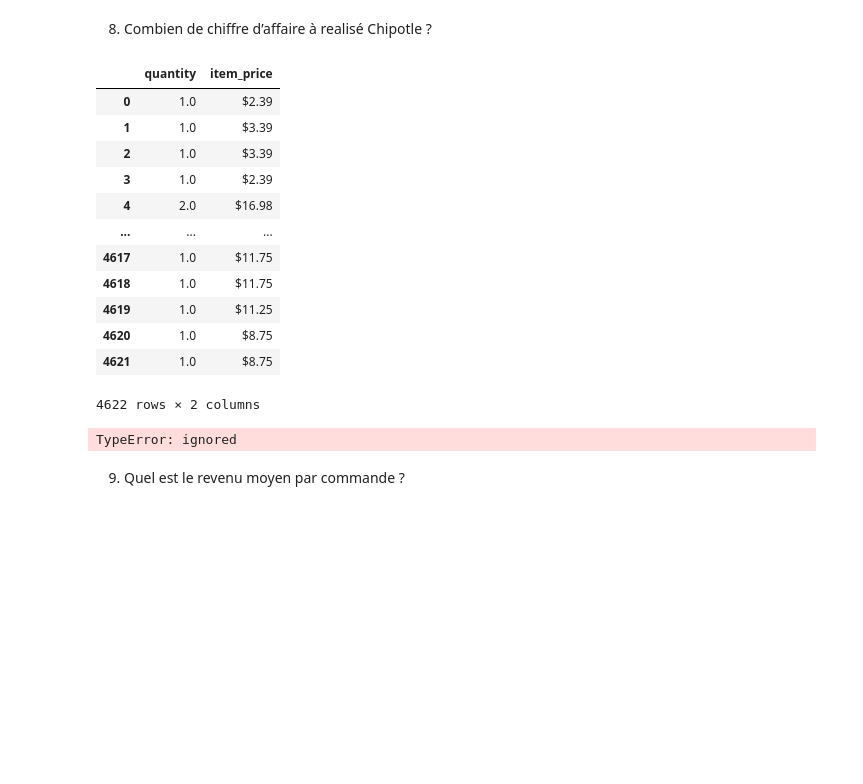
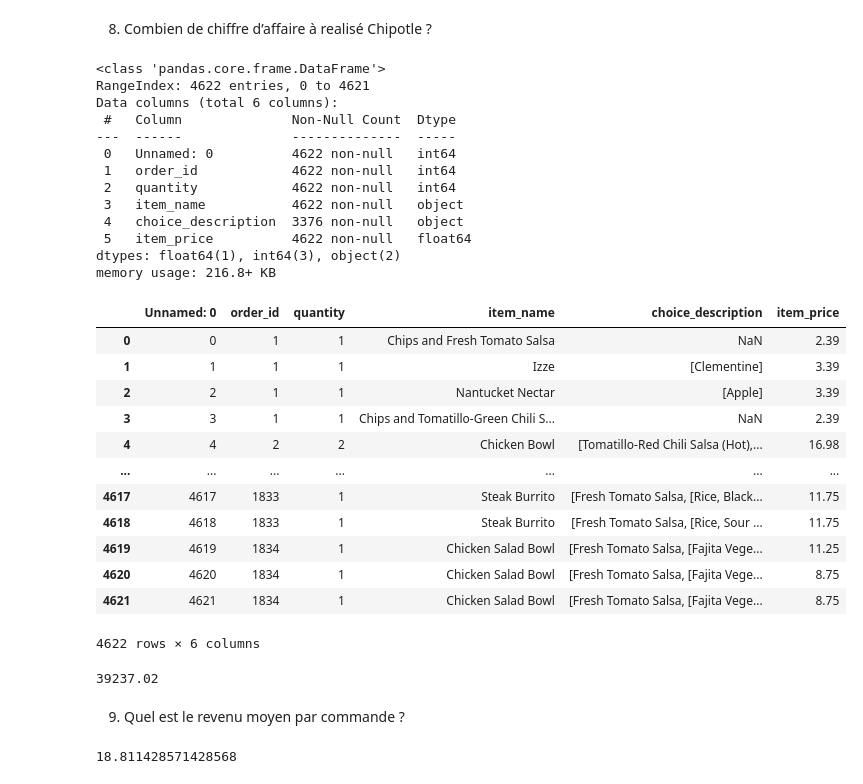
Before and after one commit to Pauline-Mdt/Hitema_python-pour-analyse-donnees, a Jupyter notebook: data_visualisation_statistiques_descriptives.ipynb, the cells around one changed output. Cells and saved outputs as stored; diff of their text form; code cells hidden in the pictures; blank space fills up the shorter version.

Commit message:
Data Visualisation Statistiques descriptives - exercice 7

```diff
--- a/data_visualisation_statistiques_descriptives.ipynb
+++ b/data_visualisation_statistiques_descriptives.ipynb
@@ -741,27 +741,51 @@ resto.quantity.sum()
 # %% [markdown]
 8.   Combien de chiffre d’affaire à realisé Chipotle ?
 # %%
-resto_ca = resto.loc[:, ['quantity', 'item_price']]
-resto_ca['item_price'] = resto_ca['item_price'].replace(['$'],[''])
-#resto_ca['item_price'] = resto_ca['item_price'].astype(float)
+#resto_ca = resto.loc[:, ['quantity', 'item_price']]
+resto_ca = resto
+#resto_ca['item_price'] = resto_ca['item_price'].replace(['$'],[''])
+resto_ca['item_price'] = resto_ca['item_price'].str.slice_replace(stop=1, repl='')
+resto_ca['item_price'] = resto_ca['item_price'].astype(float)
+#resto_ca['item_price'] = pd.to_numeric(resto_ca['item_price'], downcast='float')
+resto_ca.info()
 resto_ca
 # %% [output]
+<class 'pandas.core.frame.DataFrame'>
+RangeIndex: 4622 entries, 0 to 4621
+Data columns (total 6 columns):
+ #   Column              Non-Null Count  Dtype
+---  ------              --------------  -----
+ 0   Unnamed: 0          4622 non-null   int64
+ 1   order_id            4622 non-null   int64
+ 2   quantity            4622 non-null   int64
+ 3   item_name           4622 non-null   object
+ 4   choice_description  3376 non-null   object
+ 5   item_price          4622 non-null   float64
+dtypes: float64(1), int64(3), object(2)
+memory usage: 216.8+ KB
-|  | quantity | item_price |
-| 0 | 1.0 | $2.39 |
-| 1 | 1.0 | $3.39 |
-| 2 | 1.0 | $3.39 |
-| 3 | 1.0 | $2.39 |
-| 4 | 2.0 | $16.98 |
-| ... | ... | ... |
-| 4617 | 1.0 | $11.75 |
-| 4618 | 1.0 | $11.75 |
-| 4619 | 1.0 | $11.25 |
-| 4620 | 1.0 | $8.75 |
-| 4621 | 1.0 | $8.75 |
+|  | Unnamed: 0 | order_id | quantity | item_name | choice_description | item_price |
+| 0 | 0 | 1 | 1 | Chips and Fresh Tomato Salsa | NaN | 2.39 |
+| 1 | 1 | 1 | 1 | Izze | [Clementine] | 3.39 |
+| 2 | 2 | 1 | 1 | Nantucket Nectar | [Apple] | 3.39 |
+| 3 | 3 | 1 | 1 | Chips and Tomatillo-Green Chili S... | NaN | 2.39 |
+| 4 | 4 | 2 | 2 | Chicken Bowl | [Tomatillo-Red Chili Salsa (Hot),... | 16.98 |
+| ... | ... | ... | ... | ... | ... | ... |
+| 4617 | 4617 | 1833 | 1 | Steak Burrito | [Fresh Tomato Salsa, [Rice, Black... | 11.75 |
+| 4618 | 4618 | 1833 | 1 | Steak Burrito | [Fresh Tomato Salsa, [Rice, Sour ... | 11.75 |
+| 4619 | 4619 | 1834 | 1 | Chicken Salad Bowl | [Fresh Tomato Salsa, [Fajita Vege... | 11.25 |
+| 4620 | 4620 | 1834 | 1 | Chicken Salad Bowl | [Fresh Tomato Salsa, [Fajita Vege... | 8.75 |
+| 4621 | 4621 | 1834 | 1 | Chicken Salad Bowl | [Fresh Tomato Salsa, [Fajita Vege... | 8.75 |
-4622 rows × 2 columns
+4622 rows × 6 columns
-# %%
-resto_ca.cumprod()
-# %% [output]
-TypeError: ignored
+# %%
+resto_ca['total_sale_item'] = resto_ca.quantity * resto_ca.item_price
+resto_ca.total_sale_item.sum()
+# %% [output]
+39237.02
 # %% [markdown]
 9.   Quel est le revenu moyen par commande ?
+# %%
+resto_cmd = resto_ca.loc[:, ['order_id','quantity', 'item_price']]
+resto_cmd = resto_cmd.groupby(by='order_id').sum()
+resto_cmd.item_price.mean()
+# %% [output]
+18.811428571428568
```
